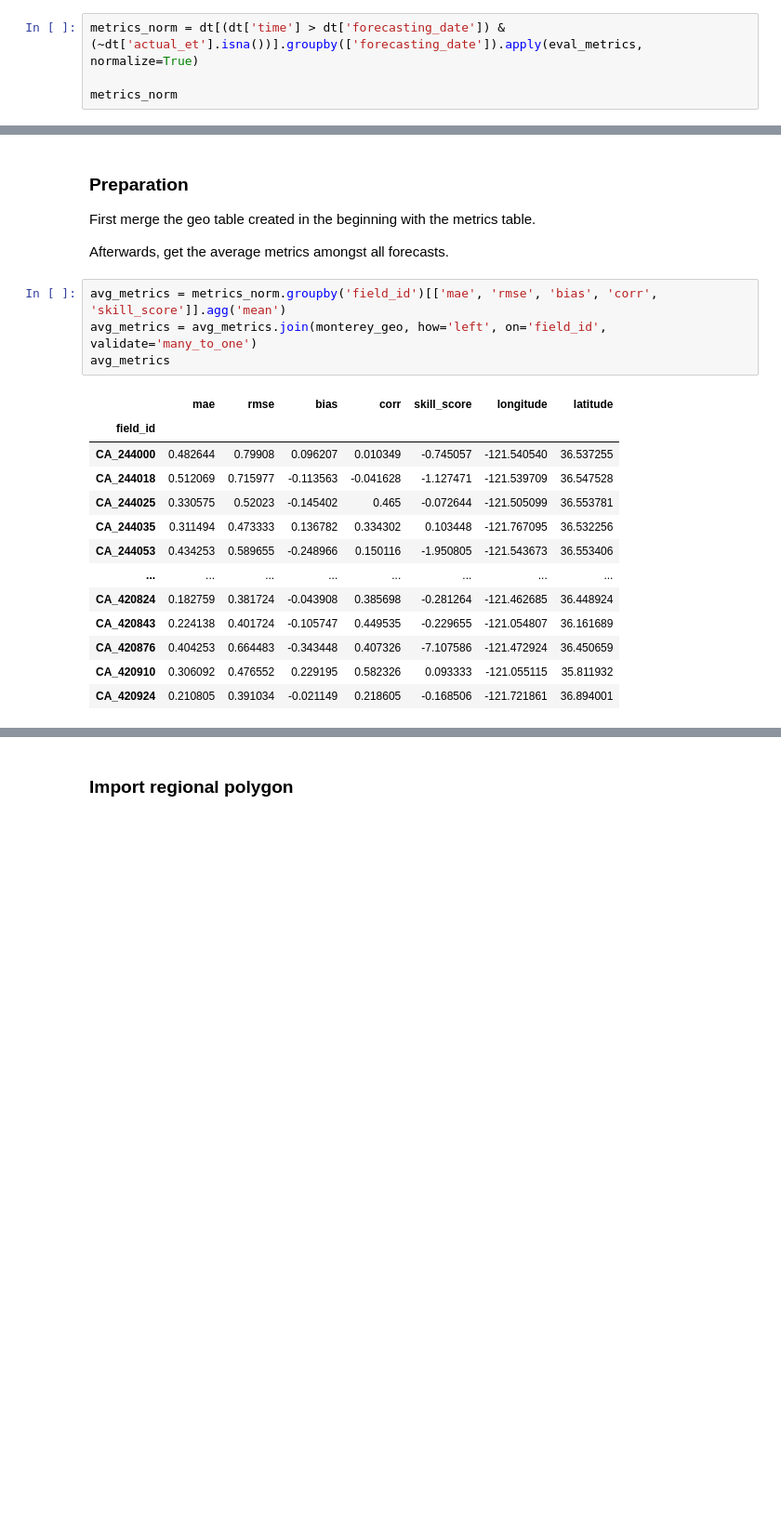
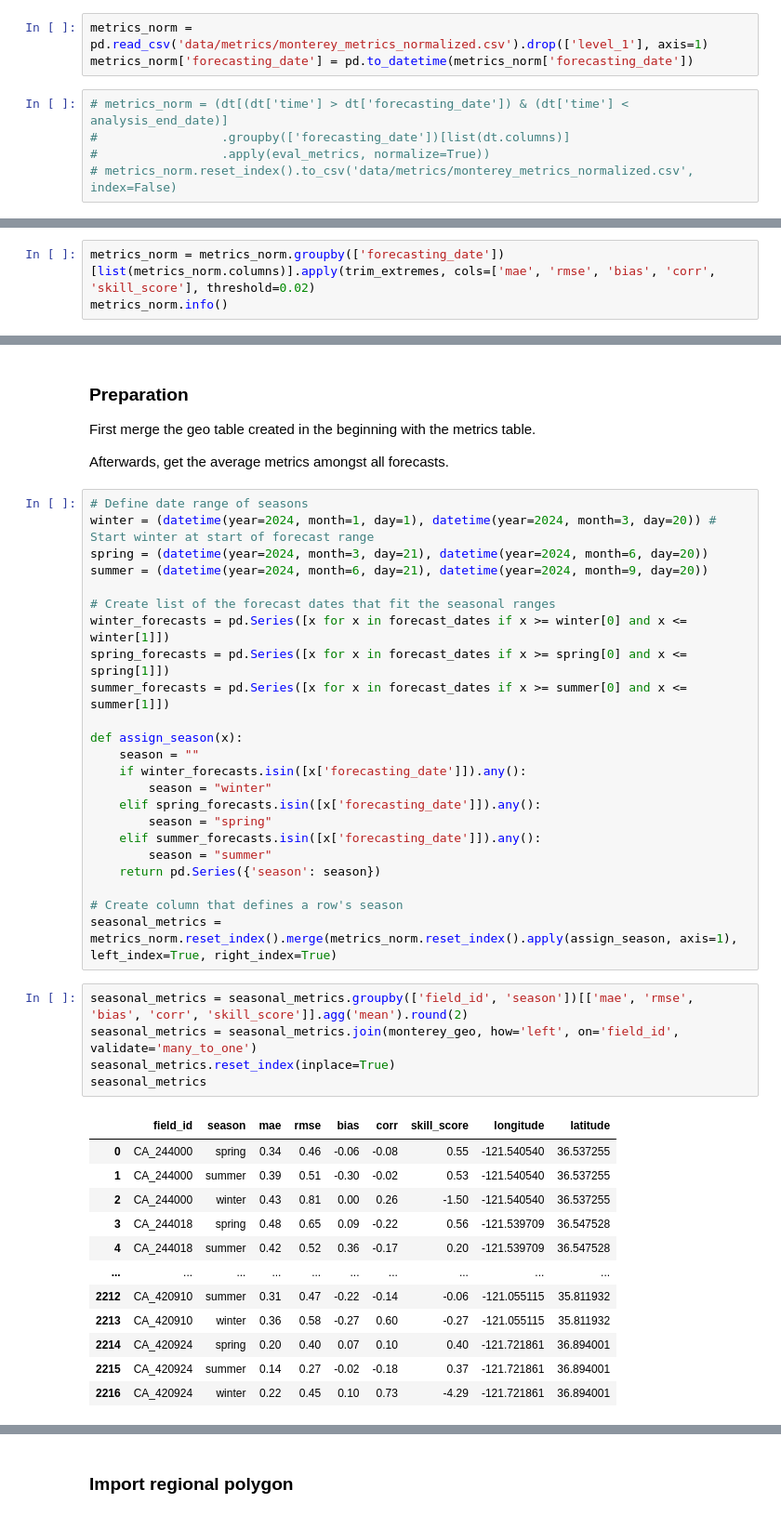
Before and after one commit to watrs-csumb/openet-forecast-analysis, a Jupyter notebook: monterey_analysis.ipynb, the cells around one changed output, grey strips where cells are left out. Shown at 93% size. Cells and saved outputs as stored; diff of their text form; blank space fills up the shorter version.

```diff
--- a/monterey_analysis.ipynb
+++ b/monterey_analysis.ipynb
@@ -345,6 +385,10 @@ Est. run time: 20 min.
 # %% [markdown]
 Est. run time: 21m
+# %%
+metrics_norm = pd.read_csv('data/metrics/monterey_metrics_normalized.csv').drop(['level_1'], axis=1)
+metrics_norm['forecasting_date'] = pd.to_datetime(metrics_norm['forecasting_date'])
 # %%
-metrics_norm = dt[(dt['time'] > dt['forecasting_date']) & (~dt['actual_et'].isna())].groupby(['forecasting_date']).apply(eval_metrics, normalize=True)
-
-metrics_norm
+# metrics_norm = (dt[(dt['time'] > dt['forecasting_date']) & (dt['time'] < analysis_end_date)]
+#                 .groupby(['forecasting_date'])[list(dt.columns)]
+#                 .apply(eval_metrics, normalize=True))
+# metrics_norm.reset_index().to_csv('data/metrics/monterey_metrics_normalized.csv', index=False)
@@ -367,0 +395,3 @@ metrics_norm.to_csv('data/metrics/monterey_metrics_normalized.csv')
+# %%
+metrics_norm = metrics_norm.groupby(['forecasting_date'])[list(metrics_norm.columns)].apply(trim_extremes, cols=['mae', 'rmse', 'bias', 'corr', 'skill_score'], threshold=0.02)
+metrics_norm.info()
@@ -545,21 +552,44 @@ timeseries_rel(metrics_long, type='dis', kind='hist', stat='percent',
 First merge the geo table created in the beginning with the metrics table.
 
 Afterwards, get the average metrics amongst all forecasts.
+# %%
+# Define date range of seasons
+winter = (datetime(year=2024, month=1, day=1), datetime(year=2024, month=3, day=20)) # Start winter at start of forecast range
+spring = (datetime(year=2024, month=3, day=21), datetime(year=2024, month=6, day=20))
+summer = (datetime(year=2024, month=6, day=21), datetime(year=2024, month=9, day=20))
+
+# Create list of the forecast dates that fit the seasonal ranges
+winter_forecasts = pd.Series([x for x in forecast_dates if x >= winter[0] and x <= winter[1]])
+spring_forecasts = pd.Series([x for x in forecast_dates if x >= spring[0] and x <= spring[1]])
+summer_forecasts = pd.Series([x for x in forecast_dates if x >= summer[0] and x <= summer[1]])
+
+def assign_season(x):
+    season = ""
+    if winter_forecasts.isin([x['forecasting_date']]).any():
+        season = "winter"
+    elif spring_forecasts.isin([x['forecasting_date']]).any():
+        season = "spring"
+    elif summer_forecasts.isin([x['forecasting_date']]).any():
+        season = "summer"
+    return pd.Series({'season': season})
+
+# Create column that defines a row's season
+seasonal_metrics = metrics_norm.reset_index().merge(metrics_norm.reset_index().apply(assign_season, axis=1), left_index=True, right_index=True)
 # %%
-avg_metrics = metrics_norm.groupby('field_id')[['mae', 'rmse', 'bias', 'corr', 'skill_score']].agg('mean')
-avg_metrics = avg_metrics.join(monterey_geo, how='left', on='field_id', validate='many_to_one')
-avg_metrics
+seasonal_metrics = seasonal_metrics.groupby(['field_id', 'season'])[['mae', 'rmse', 'bias', 'corr', 'skill_score']].agg('mean').round(2)
+seasonal_metrics = seasonal_metrics.join(monterey_geo, how='left', on='field_id', validate='many_to_one')
+seasonal_metrics.reset_index(inplace=True)
+seasonal_metrics
 # %% [output]
-|  | mae | rmse | bias | corr | skill_score | longitude | latitude |
-| field_id |  |  |  |  |  |  |  |
-| CA_244000 | 0.482644 | 0.79908 | 0.096207 | 0.010349 | -0.745057 | -121.540540 | 36.537255 |
-| CA_244018 | 0.512069 | 0.715977 | -0.113563 | -0.041628 | -1.127471 | -121.539709 | 36.547528 |
-| CA_244025 | 0.330575 | 0.52023 | -0.145402 | 0.465 | -0.072644 | -121.505099 | 36.553781 |
-| CA_244035 | 0.311494 | 0.473333 | 0.136782 | 0.334302 | 0.103448 | -121.767095 | 36.532256 |
-| CA_244053 | 0.434253 | 0.589655 | -0.248966 | 0.150116 | -1.950805 | -121.543673 | 36.553406 |
-| ... | ... | ... | ... | ... | ... | ... | ... |
-| CA_420824 | 0.182759 | 0.381724 | -0.043908 | 0.385698 | -0.281264 | -121.462685 | 36.448924 |
-| CA_420843 | 0.224138 | 0.401724 | -0.105747 | 0.449535 | -0.229655 | -121.054807 | 36.161689 |
-| CA_420876 | 0.404253 | 0.664483 | -0.343448 | 0.407326 | -7.107586 | -121.472924 | 36.450659 |
-| CA_420910 | 0.306092 | 0.476552 | 0.229195 | 0.582326 | 0.093333 | -121.055115 | 35.811932 |
-| CA_420924 | 0.210805 | 0.391034 | -0.021149 | 0.218605 | -0.168506 | -121.721861 | 36.894001 |
+|  | field_id | season | mae | rmse | bias | corr | skill_score | longitude | latitude |
+| 0 | CA_244000 | spring | 0.34 | 0.46 | -0.06 | -0.08 | 0.55 | -121.540540 | 36.537255 |
+| 1 | CA_244000 | summer | 0.39 | 0.51 | -0.30 | -0.02 | 0.53 | -121.540540 | 36.537255 |
+| 2 | CA_244000 | winter | 0.43 | 0.81 | 0.00 | 0.26 | -1.50 | -121.540540 | 36.537255 |
+| 3 | CA_244018 | spring | 0.48 | 0.65 | 0.09 | -0.22 | 0.56 | -121.539709 | 36.547528 |
+| 4 | CA_244018 | summer | 0.42 | 0.52 | 0.36 | -0.17 | 0.20 | -121.539709 | 36.547528 |
+| ... | ... | ... | ... | ... | ... | ... | ... | ... | ... |
+| 2212 | CA_420910 | summer | 0.31 | 0.47 | -0.22 | -0.14 | -0.06 | -121.055115 | 35.811932 |
+| 2213 | CA_420910 | winter | 0.36 | 0.58 | -0.27 | 0.60 | -0.27 | -121.055115 | 35.811932 |
+| 2214 | CA_420924 | spring | 0.20 | 0.40 | 0.07 | 0.10 | 0.40 | -121.721861 | 36.894001 |
+| 2215 | CA_420924 | summer | 0.14 | 0.27 | -0.02 | -0.18 | 0.37 | -121.721861 | 36.894001 |
+| 2216 | CA_420924 | winter | 0.22 | 0.45 | 0.10 | 0.73 | -4.29 | -121.721861 | 36.894001 |
```
Also changed, not shown: parts of 86 cells of this notebook.
